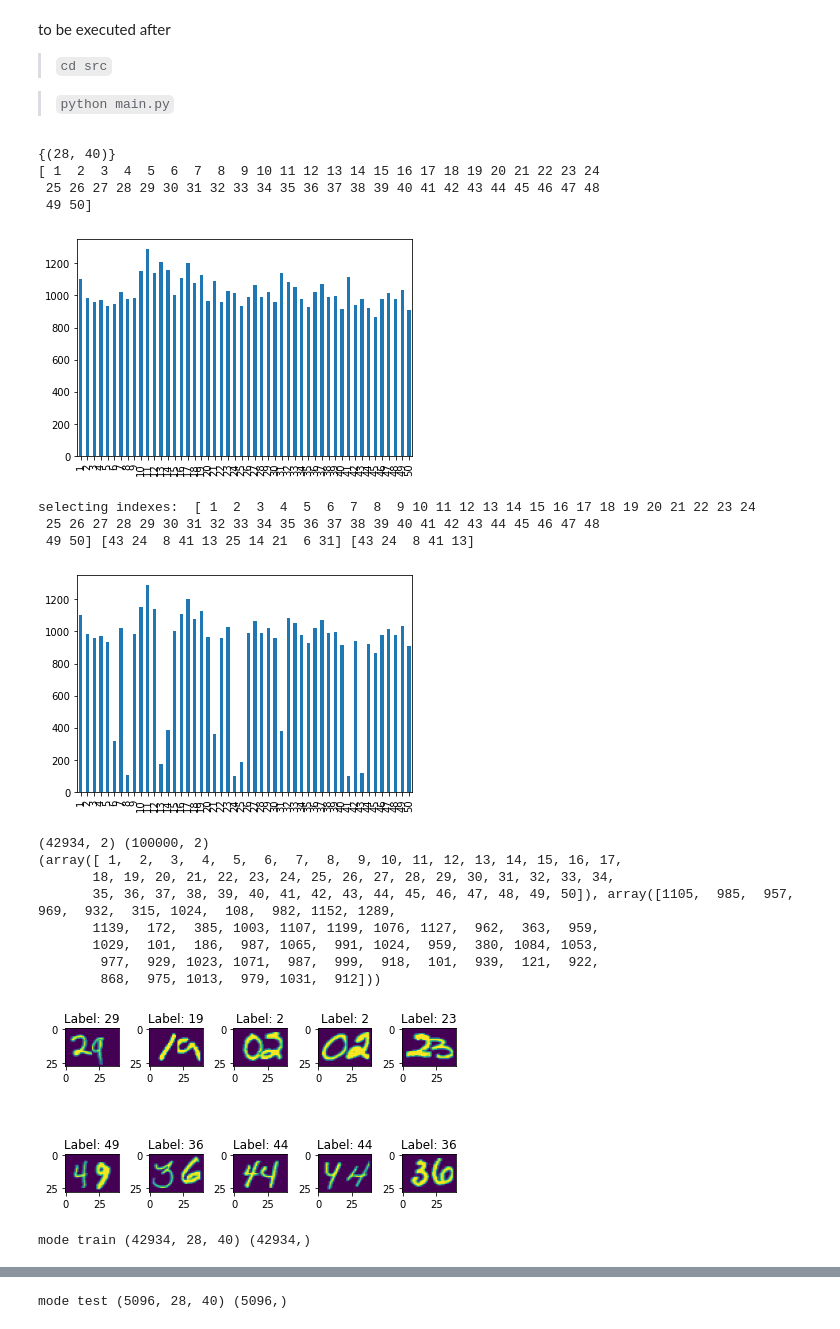
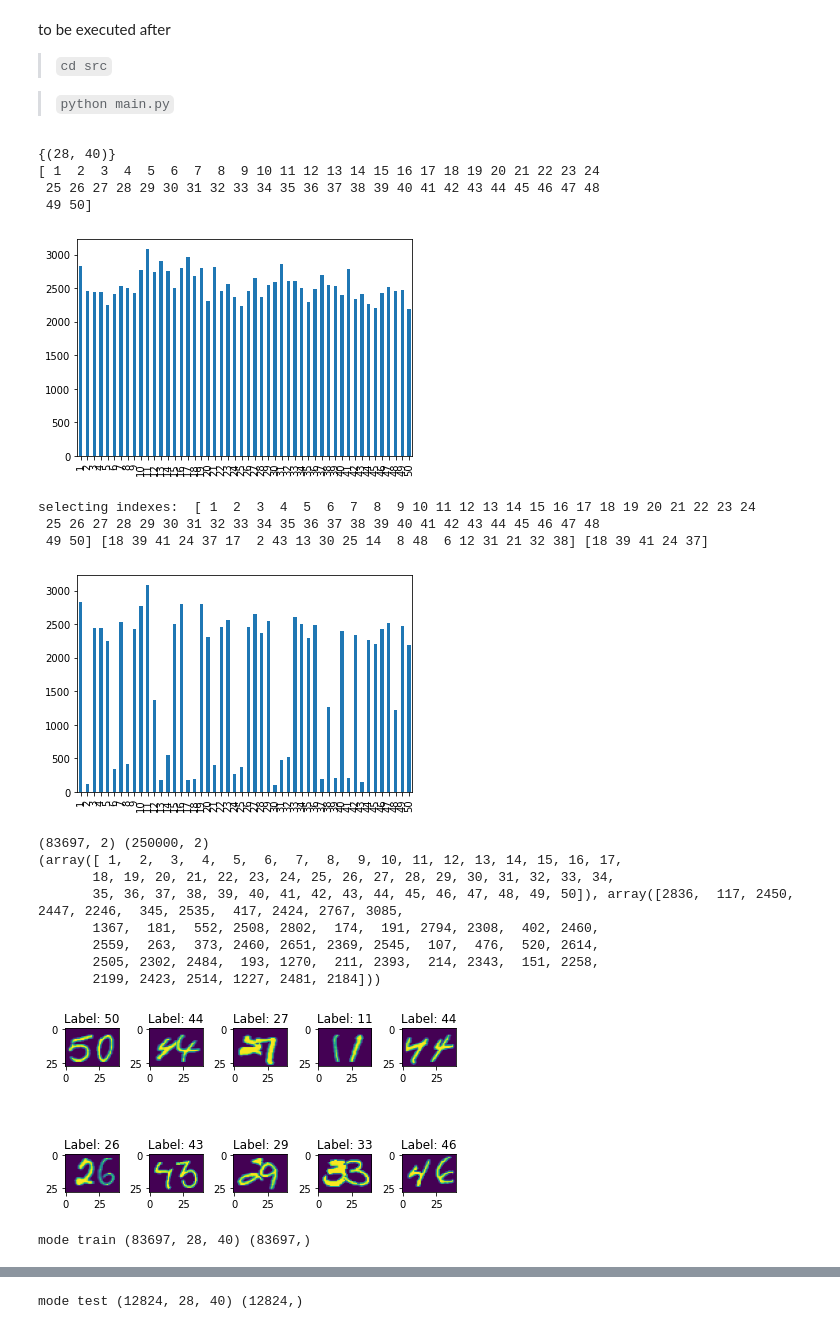
Before and after one commit to DBertazioli/multi-mnist_custom, a Jupyter notebook: Dataset_Preparation.ipynb, the cells around one changed output, grey strips where cells are left out. Cells and saved outputs as stored; diff of their text form; code cells hidden in the pictures.

```diff
--- a/Dataset_Preparation.ipynb
+++ b/Dataset_Preparation.ipynb
@@ -89,11 +89,11 @@ for mode in modes:
         for label in sample_selected_label_list:
             label_df = selected_labels[selected_labels.label.isin([label])]
             if label in ssample_selected_label_list:
-                factor = np.random.randint(6,11)
+                factor = np.random.randint(7,10)
             elif label in ex_ssample_selected_label_list:
-                factor = np.random.randint(12,20)
+                factor = np.random.randint(15,25)
             else:
-                factor = np.random.randint(2,5)
+                factor = np.random.randint(3,6)
             sampled_selected_labels.append(label_df.sample(len(label_df)//factor))
 
         sampled_selected_labels = pd.concat(sampled_selected_labels)
@@ -124,46 +124,46 @@ for mode in modes:
 
     #a visual check
     fig, ax = plt.subplots(2, 5)
     for i in range(2):
         for j in range(5):
 
             index = np.random.randint(0, len(np_images))
             # print(np_labels[index])
             # print(selected_img_list_pathes[index])
             ax[i, j].imshow(np_images[index])
             ax[i, j].set_title(f'Label: {np_labels[index]}')
     plt.tight_layout()
     plt.show()
     fig.savefig(f"examples/{mode}_example.png")
 
     # np.save(f"./final_dataset/X_{mode}.npy", np_images)
     # np.save(f"./final_dataset/y_{mode}.npy", np_labels)
 
     np.savez_compressed(f"./final_dataset/X_{mode}.npz", np_images)
     np.savez_compressed(f"./final_dataset/y_{mode}.npz", np_labels)
 
     # print("mode", mode, np.load(f"./final_dataset/X_{mode}.npy").shape, np.load(f"./final_dataset/y_{mode}.npy").shape)
     print("mode", mode, np.load(f"./final_dataset/X_{mode}.npz")["arr_0"].shape, np.load(f"./final_dataset/y_{mode}.npz")["arr_0"].shape)
 # %% [output]
 {(28, 40)}
 [ 1  2  3  4  5  6  7  8  9 10 11 12 13 14 15 16 17 18 19 20 21 22 23 24
  25 26 27 28 29 30 31 32 33 34 35 36 37 38 39 40 41 42 43 44 45 46 47 48
  49 50]
-[figure, old version]
+[figure, new version]
 selecting indexes:  [ 1  2  3  4  5  6  7  8  9 10 11 12 13 14 15 16 17 18 19 20 21 22 23 24
  25 26 27 28 29 30 31 32 33 34 35 36 37 38 39 40 41 42 43 44 45 46 47 48
- 49 50] [43 24  8 41 13 25 14 21  6 31] [43 24  8 41 13]
+ 49 50] [18 39 41 24 37 17  2 43 13 30 25 14  8 48  6 12 31 21 32 38] [18 39 41 24 37]
-[figure, old version]
+[figure, new version]
-(42934, 2) (100000, 2)
+(83697, 2) (250000, 2)
 (array([ 1,  2,  3,  4,  5,  6,  7,  8,  9, 10, 11, 12, 13, 14, 15, 16, 17,
        18, 19, 20, 21, 22, 23, 24, 25, 26, 27, 28, 29, 30, 31, 32, 33, 34,
-       35, 36, 37, 38, 39, 40, 41, 42, 43, 44, 45, 46, 47, 48, 49, 50]), array([1105,  985,  957,  969,  932,  315, 1024,  108,  982, 1152, 1289,
-       1139,  172,  385, 1003, 1107, 1199, 1076, 1127,  962,  363,  959,
-       1029,  101,  186,  987, 1065,  991, 1024,  959,  380, 1084, 1053,
-        977,  929, 1023, 1071,  987,  999,  918,  101,  939,  121,  922,
-        868,  975, 1013,  979, 1031,  912]))
+       35, 36, 37, 38, 39, 40, 41, 42, 43, 44, 45, 46, 47, 48, 49, 50]), array([2836,  117, 2450, 2447, 2246,  345, 2535,  417, 2424, 2767, 3085,
+       1367,  181,  552, 2508, 2802,  174,  191, 2794, 2308,  402, 2460,
+       2559,  263,  373, 2460, 2651, 2369, 2545,  107,  476,  520, 2614,
+       2505, 2302, 2484,  193, 1270,  211, 2393,  214, 2343,  151, 2258,
+       2199, 2423, 2514, 1227, 2481, 2184]))
-[figure, old version]
+[figure, new version]
-mode train (42934, 28, 40) (42934,)
+mode train (83697, 28, 40) (83697,)
 {(28, 40)}
 [ 1  2  3  4  5  6  7  8  9 10 11 12 13 14 15 16 17 18 19 20 21 22 23 24
  25 26 27 28 29 30 31 32 33 34 35 36 37 38 39 40 41 42 43 44 45 46 47 48
@@ -179,4 +179,4 @@ mode train (42934, 28, 40) (42934,)
-mode test (5096, 28, 40) (5096,)
+mode test (12824, 28, 40) (12824,)
 # %%
  mode, np.load(f"./final_dataset/X_{mode}.npz")["arr_0"].shape
 # %% [output]
```
Also changed, not shown: parts of 9 cells of this notebook, 7 other files.
